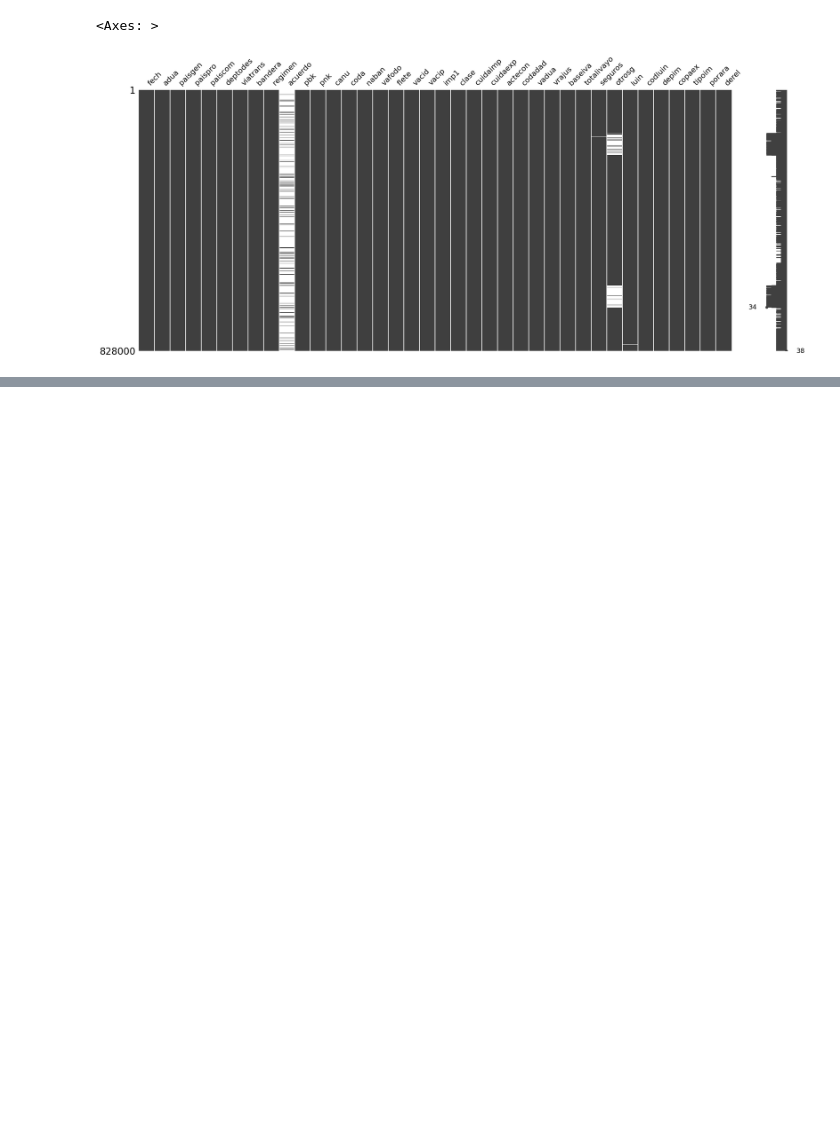
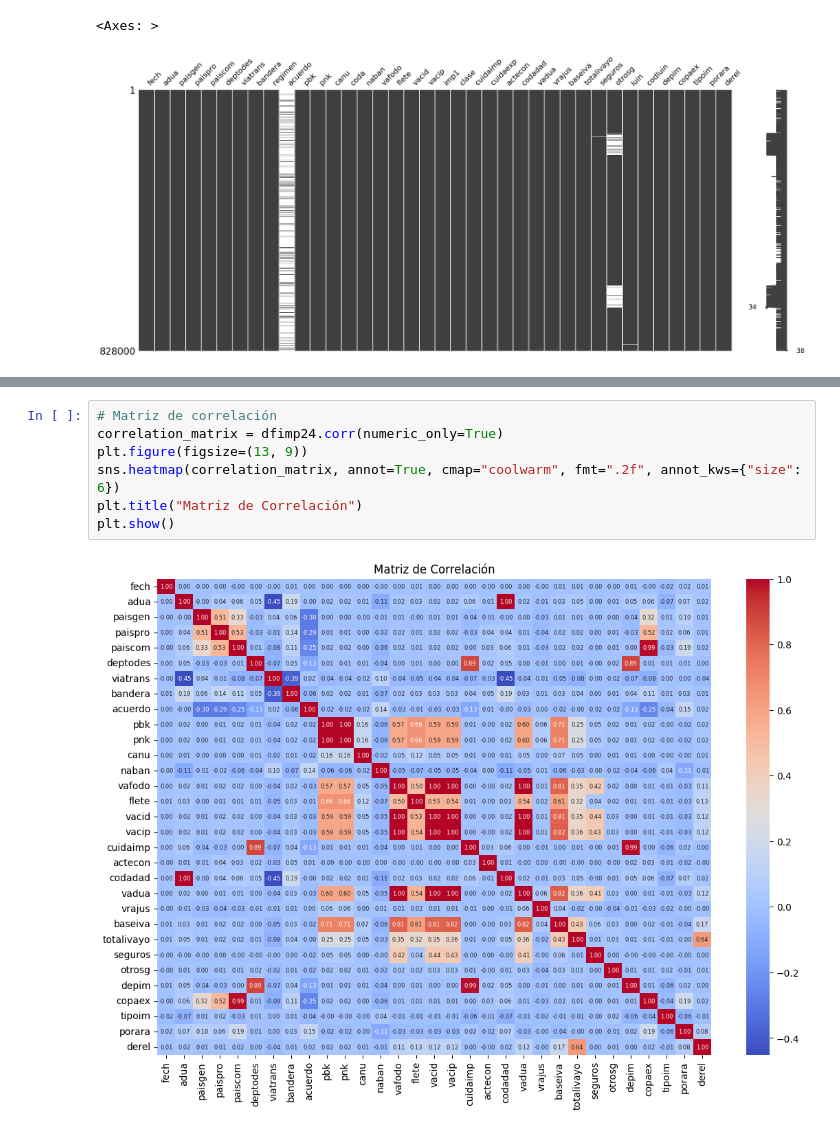
Before and after one commit to erramirezc1/MIAD-DDSA-Proyecto, a Jupyter notebook: notebooks/proyecto_despliegue_soluciones.ipynb, the cells around one changed output, grey strips where cells are left out. Saved outputs shown, nothing was run; the diff lists cells and outputs as text; blank space fills up the shorter version.

```diff
--- a/notebooks/proyecto_despliegue_soluciones.ipynb
+++ b/notebooks/proyecto_despliegue_soluciones.ipynb
@@ -298,0 +306,9 @@ msno.matrix(dfimp24)
+# %%
+# Matriz de correlación
+correlation_matrix = dfimp24.corr(numeric_only=True)
+plt.figure(figsize=(13, 9))
+sns.heatmap(correlation_matrix, annot=True, cmap="coolwarm", fmt=".2f", annot_kws={"size": 6})
+plt.title("Matriz de Correlación")
+plt.show()
+# %% [output]
+[figure, added]
```
Also changed, not shown: parts of 1 cell of this notebook.
